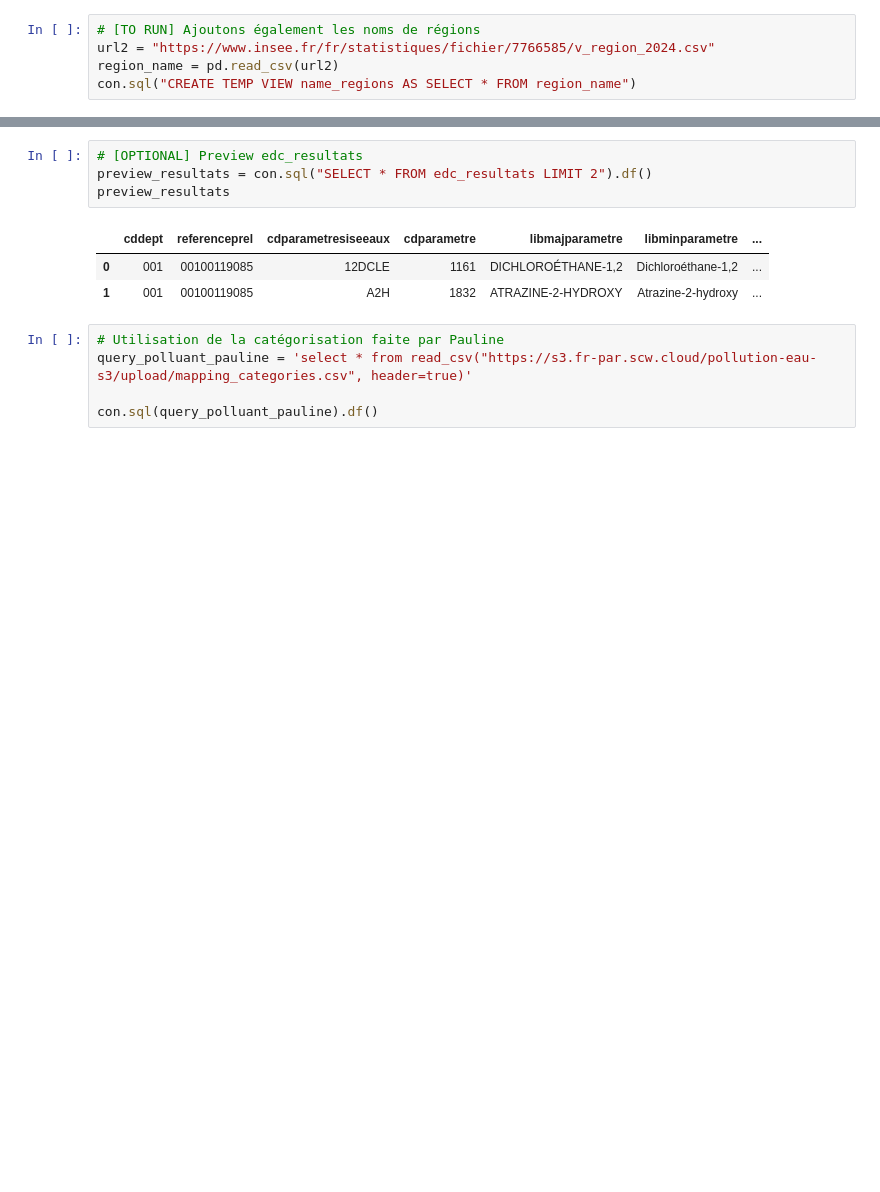
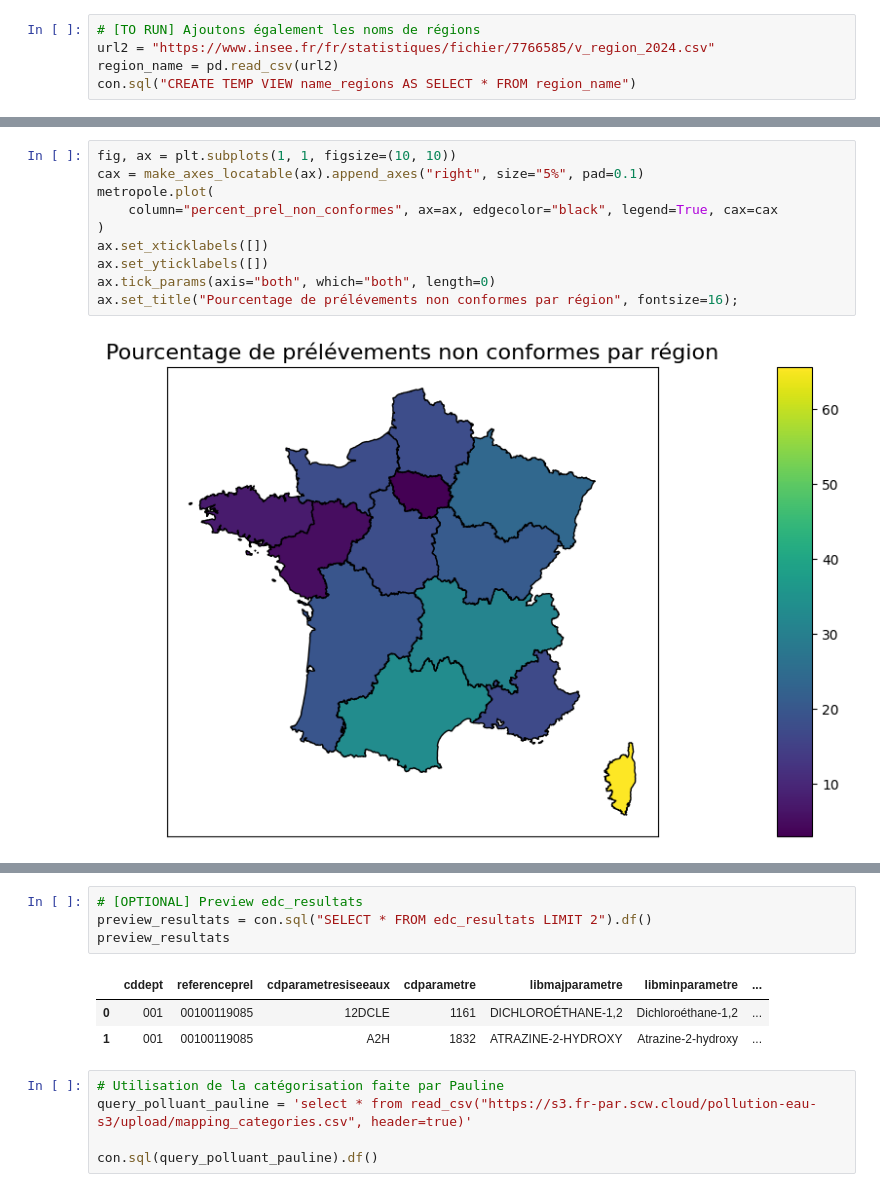
Before and after one commit to sbsrouteur/13_pollution_eau, a Jupyter notebook: analytics/notebooks/Tache110_Polluants_le_plus_souvent_non_conformes.ipynb, the cells around one changed output, grey strips where cells are left out. Cells and saved outputs as stored; diff of their text form; blank space fills up the shorter version.

```diff
--- a/analytics/notebooks/Tache110_Polluants_le_plus_souvent_non_conformes.ipynb
+++ b/analytics/notebooks/Tache110_Polluants_le_plus_souvent_non_conformes.ipynb
@@ -567,3 +690,15 @@ con.sql(query_check_reg).show()
+# %%
+fig, ax = plt.subplots(1, 1, figsize=(10, 10))
+cax = make_axes_locatable(ax).append_axes("right", size="5%", pad=0.1)
+metropole.plot(
+    column="percent_prel_non_conformes", ax=ax, edgecolor="black", legend=True, cax=cax
+)
+ax.set_xticklabels([])
+ax.set_yticklabels([])
+ax.tick_params(axis="both", which="both", length=0)
+ax.set_title("Pourcentage de prélévements non conformes par région", fontsize=16);
+# %% [output]
+[figure, added]
 # %%
 # [TO RUN] Répartir les prélévements non conformes en 2024 par region
 
```
Also changed, not shown: parts of 42 cells of this notebook.
